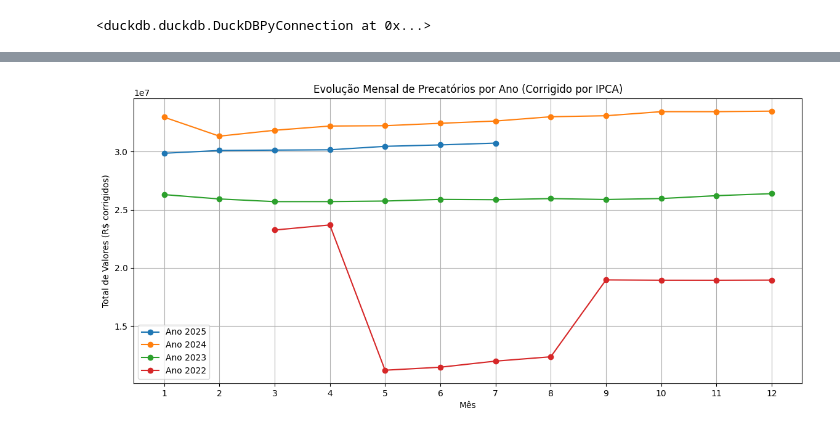
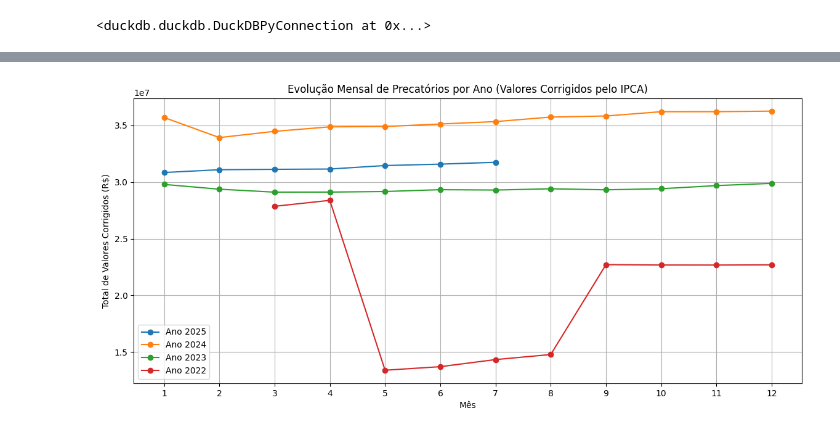
Before and after one commit to PedroJRod/sefin_geop, a Jupyter notebook: notebooks/precatorios.ipynb, the cells around one changed output, grey strips where cells are left out. Saved outputs shown, nothing was run; the diff lists cells and outputs as text; code cells hidden in the pictures.

Commit message:
atualiza

```diff
--- a/notebooks/precatorios.ipynb
+++ b/notebooks/precatorios.ipynb
@@ -182,10 +182,10 @@ con.execute(f"""
 # %% [output]
 <duckdb.duckdb.DuckDBPyConnection at 0x...>
 # %%
-inflacao_ipca = con.execute("""
-            SELECT * FROM inflacao_ipca where indicador = 'IPCA - Variação acumulada em 12 meses'
+df_inflacao_ipca = con.execute("""
+            SELECT * FROM inflacao_ipca
 """).df()
 
-inflacao_ipca
+df_inflacao_ipca
 # %% [output]
 |  | brasil | indicador | valor | unidade | ano | mes |
@@ -204,75 +204,61 @@ inflacao_ipca
 # %%
-# Função para corrigir valores pela inflação
-def corrigir_inflacao(df_precatorios, inflacao_ipca, ano_base=2025, mes_base=7):
-    # Filtrar apenas o IPCA acumulado no ano
-    ipca_acum = inflacao_ipca[inflacao_ipca['indicador'] == 'IPCA - Variação acumulada no ano'].copy()
-    ipca_acum = ipca_acum[['ano', 'mes', 'valor']].dropna()
+# --- Criar índice acumulado do IPCA ---
+# Pegamos apenas a variação mensal (%)
+ipca_mensal = df_inflacao_ipca[df_inflacao_ipca['indicador'] == "IPCA - Variação mensal"].copy()
 
-    # Calcular o fator de correção (1 + IPCA/100) para cada período
-    ipca_acum['fator'] = 1 / (1 + ipca_acum['valor'] / 100)
+# Criar coluna de data
+ipca_mensal['DATA'] = pd.to_datetime(dict(year=ipca_mensal['ano'], month=ipca_mensal['mes'], day=1))
 
-    # Mesclar df_precatorios com ipca_acum para obter o fator de correção
-    df_precatorios = df_precatorios.merge(
-        ipca_acum[['ano', 'mes', 'fator']],
-        how='left',
-        left_on=[df_precatorios['DATA'].dt.year, df_precatorios['DATA'].dt.month],
-        right_on=['ano', 'mes']
-    )
+# Ordenar
+ipca_mensal = ipca_mensal.sort_values('DATA')
 
-    # Preencher valores ausentes de fator com 1 (caso não haja IPCA para o período)
-    df_precatorios['fator'] = df_precatorios['fator'].fillna(1)
+# Criar índice acumulado (base = 1 no primeiro mês)
+ipca_mensal['FATOR'] = (1 + ipca_mensal['valor']/100).cumprod()
 
-    # Corrigir os valores pela inflação
-    df_precatorios['VALOR_CORRIGIDO'] = df_precatorios['VALOR'] * df_precatorios['fator']
+# Normalizar base 100 (opcional)
+ipca_mensal['INDICE'] = ipca_mensal['FATOR'] / ipca_mensal['FATOR'].iloc[0] * 100
 
-    # Remover colunas temporárias
-    df_precatorios = df_precatorios.drop(columns=['fator', 'ano', 'mes'])
 
-    return df_precatorios
+# --- Atualizar valores dos precatórios ---
+# Mesclar IPCA com df_precatorios pela data (ano e mês)
+df_precatorios['DATA_BASE'] = pd.to_datetime(dict(year=df_precatorios['ANO'], month=df_precatorios['MES'], day=1))
+df_merged = df_precatorios.merge(ipca_mensal[['DATA','INDICE']], left_on='DATA_BASE', right_on='DATA', how='left')
 
-# Aplicar a correção pela inflação
-df_precatorios = corrigir_inflacao(df_precatorios, inflacao_ipca)
+# Índice final para correção (ex: último disponível)
+indice_final = ipca_mensal['INDICE'].iloc[-1]
 
-# Extraindo ano e mês para conveniência
-df_precatorios['ANO'] = df_precatorios['DATA'].dt.year
-df_precatorios['MES'] = df_precatorios['DATA'].dt.month
+# Corrigir valores para preços correntes
+df_merged['VALOR_CORRIGIDO'] = df_merged['VALOR'] * (indice_final / df_merged['INDICE'])
 
-# Listas de anos e meses
+# Substitui o df_precatorios pelo corrigido
+df_precatorios = df_merged.copy()
+
+# --- Agora os mesmos gráficos, mas com valores corrigidos ---
 anos = sorted(df_precatorios['ANO'].unique(), reverse=True)
-meses = range(1, 13)
+meses = range(1,13)
 
-# ---- Linha de evolução mensal por ano (valores corrigidos) ----
-plt.figure(figsize=(14, 6))
+plt.figure(figsize=(14,6))
+
 for ano in anos:
     df_ano = df_precatorios[df_precatorios['ANO'] == ano]
     plt.plot(df_ano['MES'], df_ano['VALOR_CORRIGIDO'], marker='o', label=f"Ano {ano}")
-plt.title("Evolução Mensal de Precatórios por Ano (Corrigido por IPCA)")
+
+plt.title("Evolução Mensal de Precatórios por Ano (Valores Corrigidos pelo IPCA)")
 plt.xlabel("Mês")
-plt.ylabel("Total de Valores (R$ corrigidos)")
+plt.ylabel("Total de Valores Corrigidos (R$)")
 plt.xticks(meses)
 plt.grid(True)
 plt.legend()
 plt.show()
 
-# ---- Comparação de barras entre anos (valores corrigidos) ----
+# Comparação em barras corrigidas
 df_pivot = df_precatorios.pivot(index='MES', columns='ANO', values='VALOR_CORRIGIDO')
-df_pivot.plot(kind='bar', figsize=(14, 6))
-plt.title("Comparação Mensal de Precatórios por Ano (Corrigido por IPCA)")
+df_pivot.plot(kind='bar', figsize=(14,6))
+plt.title("Comparação Mensal de Precatórios por Ano (Valores Corrigidos pelo IPCA)")
 plt.xlabel("Mês")
-plt.ylabel("Total de Valores (R$ corrigidos)")
+plt.ylabel("Total Corrigido (R$)")
 plt.xticks(rotation=0)
 plt.grid(axis='y')
 plt.show()
-
-# ---- Variação percentual mês a mês entre anos (valores corrigidos) ----
-if len(anos) > 1:
-    df_var = df_pivot.pct_change(axis=1) * 100
-    df_var.plot(kind='bar', figsize=(14, 6))
-    plt.title("Variação Percentual entre Anos (%, Corrigido por IPCA)")
-    plt.xlabel("Mês")
-    plt.ylabel("Variação (%)")
-    plt.xticks(rotation=0)
-    plt.grid(axis='y')
-    plt.show()
 # %% [output]
-[figure, old version]
+[figure, new version]
```
Also changed, not shown: parts of 3 cells of this notebook.
